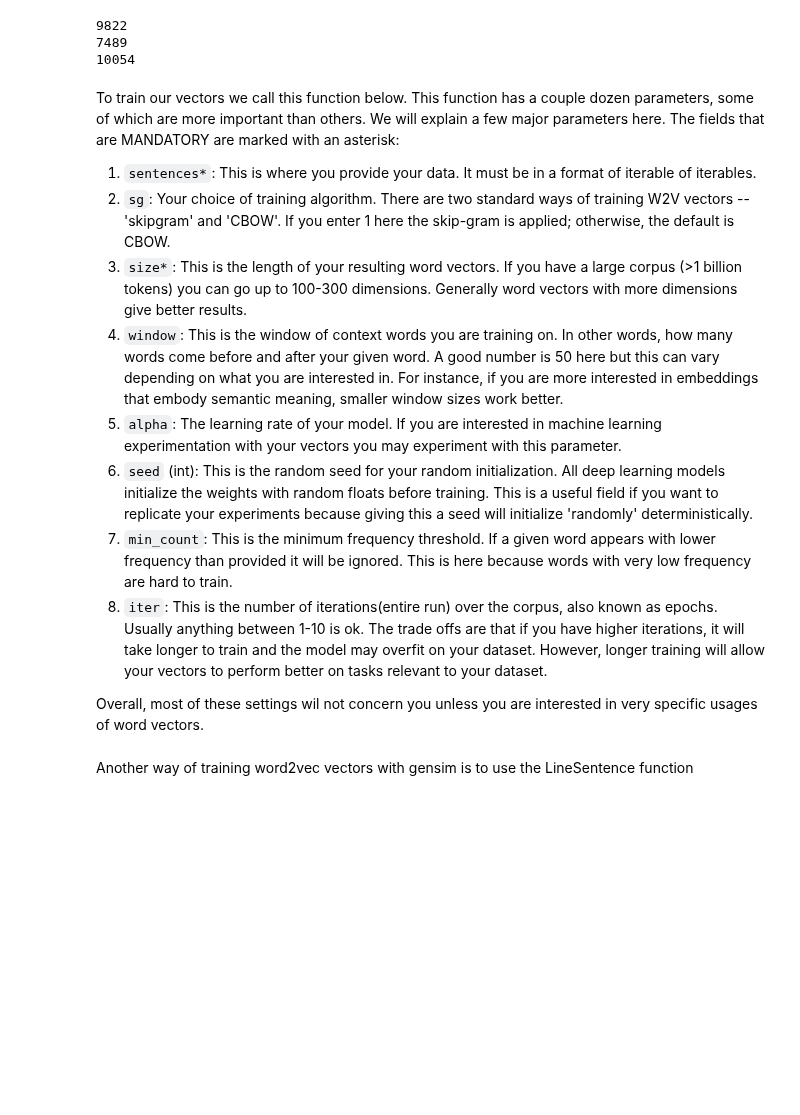
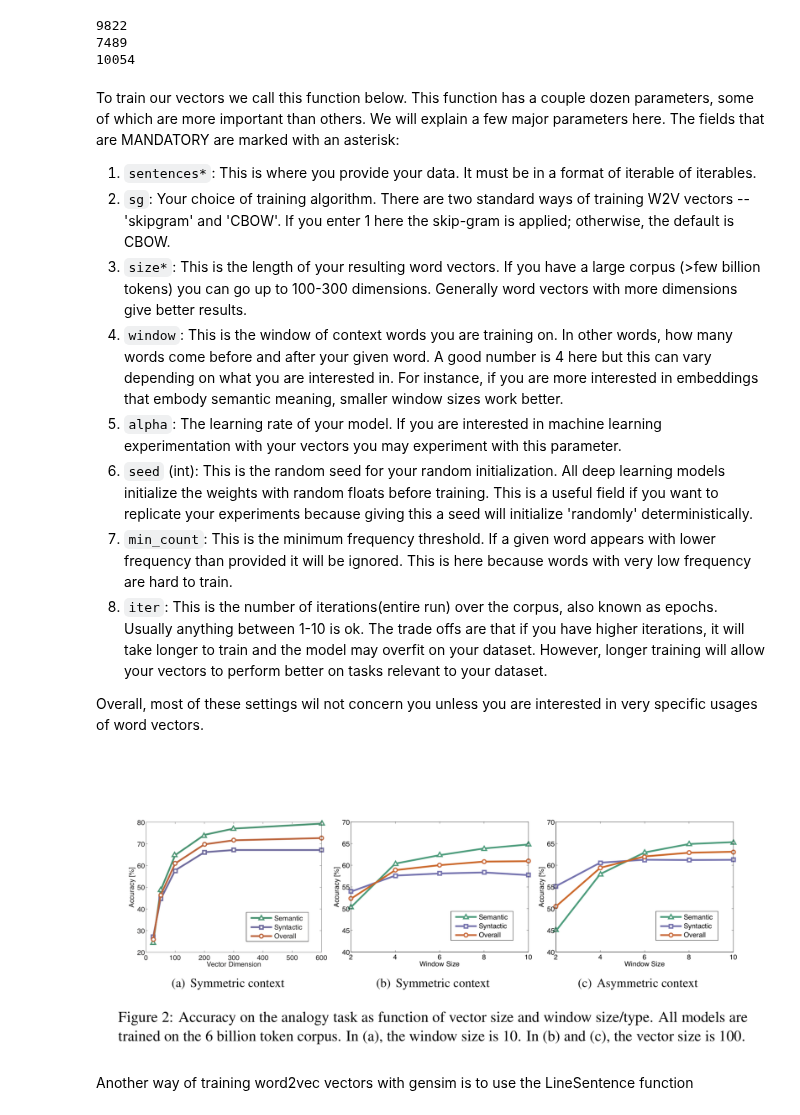
Before and after one commit to sul-cidr/dh2018-word-vector-workshops, a Jupyter notebook: part2.ipynb, the cells around one changed output. Drawn from its saved outputs; the diff is of its cells as text; code cells hidden in the pictures; blank space fills up the shorter version.

```diff
--- a/part2.ipynb
+++ b/part2.ipynb
@@ -88,14 +113,20 @@ To train our vectors we call this function below. This function has a couple doz
 We will explain a few major parameters here. The fields that are MANDATORY are marked with an asterisk:
 1. `sentences*`: This is where you provide your data. It must be in a format of iterable of iterables.
 2. `sg`: Your choice of training algorithm. There are two standard ways of training W2V vectors -- 'skipgram' and 'CBOW'. If you enter 1 here the skip-gram is applied; otherwise, the default is CBOW.
-3. `size*`: This is the length of your resulting word vectors. If you have a large corpus (>1 billion tokens) you can go up to 100-300 dimensions. Generally word vectors with more dimensions give better results.
-4. `window`: This is the window of context words you are training on. In other words, how many words come before and after your given word. A good number is 50 here but this can vary depending on what you are interested in. For instance, if you are more interested in embeddings that embody semantic meaning, smaller window sizes work better.
+3. `size*`: This is the length of your resulting word vectors. If you have a large corpus (>few billion tokens) you can go up to 100-300 dimensions. Generally word vectors with more dimensions give better results.
+4. `window`: This is the window of context words you are training on. In other words, how many words come before and after your given word. A good number is 4 here but this can vary depending on what you are interested in. For instance, if you are more interested in embeddings that embody semantic meaning, smaller window sizes work better.
 5. `alpha`: The learning rate of your model. If you are interested in machine learning experimentation with your vectors you may experiment with this parameter.
 6. `seed` (int): This is the random seed for your random initialization. All deep learning models initialize the weights with random floats before training. This is a useful field if you want to replicate your experiments because giving this a seed will initialize 'randomly' deterministically.
 7. `min_count`: This is the minimum frequency threshold. If a given word appears with lower frequency than provided it will be ignored. This is here because words with very low frequency are hard to train.
 8. `iter`: This is the number of iterations(entire run) over the corpus, also known as epochs. Usually anything between 1-10 is ok. The trade offs are that if you have higher iterations, it will take longer to train and the model may overfit on your dataset. However, longer training will allow your vectors to perform better on tasks relevant to your dataset.
 
 Overall, most of these settings wil not concern you unless you are interested in very specific usages of word vectors.
+# %%
+from IPython.display import Image
+'''Image from Pennington, et al. 2014'''
+Image("./semantic_syntactic.png")
+# %% [output]
+[figure, added]
 # %%
 model_example = gensim.models.Word2Vec(sentences, min_count=1, size=100)
 # %% [markdown]
```
Also changed, not shown: parts of 12 cells of this notebook, 2 other files.
